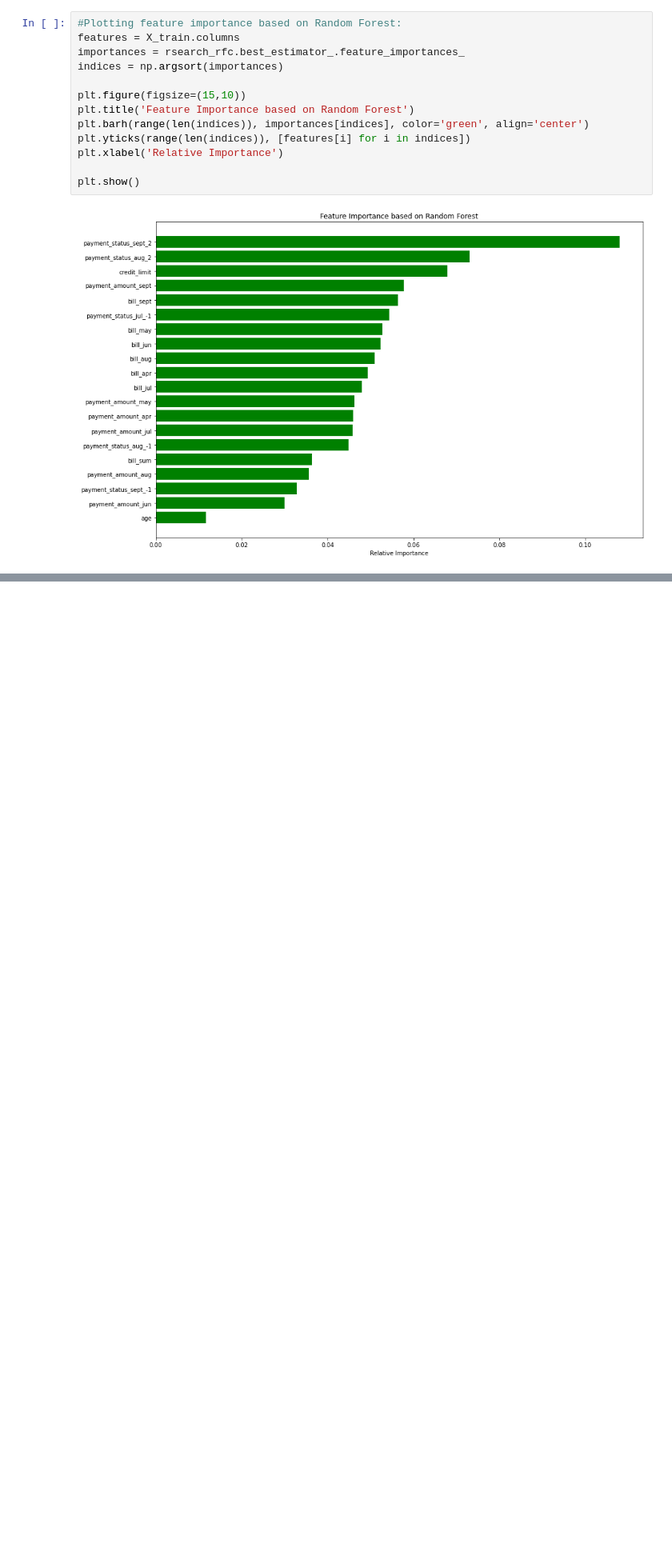
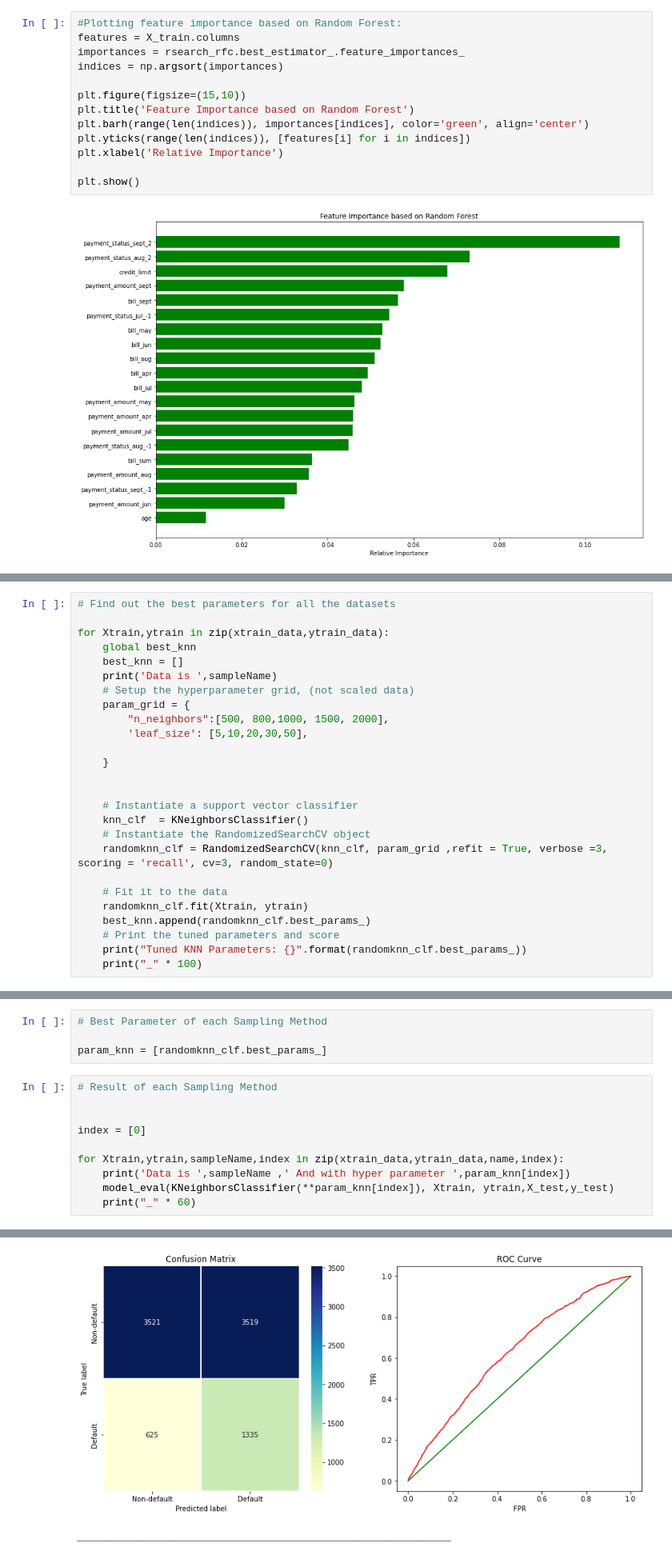
Before and after one commit to kunalmahadik/Credit-Card-Default-Prediction, a Jupyter notebook: Credit_Card_Default_Prediction_Capstone_Project.ipynb, the cells around one changed output, grey strips where cells are left out. Shown at 80% size. Drawn from its saved outputs; the diff is of its cells as text; blank space fills up the shorter version.

```diff
--- a/Credit_Card_Default_Prediction_Capstone_Project.ipynb
+++ b/Credit_Card_Default_Prediction_Capstone_Project.ipynb
@@ -1939,0 +1935,26 @@ scv.fit(X_train, y_train)
+# %%
+# Find out the best parameters for all the datasets
+
+for Xtrain,ytrain in zip(xtrain_data,ytrain_data):
+    global best_knn
+    best_knn = []
+    print('Data is ',sampleName)
+    # Setup the hyperparameter grid, (not scaled data)
+    param_grid = {
+        "n_neighbors":[500, 800,1000, 1500, 2000],
+        'leaf_size': [5,10,20,30,50],
+
+    }
+
+
+    # Instantiate a support vector classifier
+    knn_clf  = KNeighborsClassifier()
+    # Instantiate the RandomizedSearchCV object
+    randomknn_clf = RandomizedSearchCV(knn_clf, param_grid ,refit = True, verbose =3, scoring = 'recall', cv=3, random_state=0)
+
+    # Fit it to the data
+    randomknn_clf.fit(Xtrain, ytrain)
+    best_knn.append(randomknn_clf.best_params_)
+    # Print the tuned parameters and score
+    print("Tuned KNN Parameters: {}".format(randomknn_clf.best_params_))
+    print("_" * 100)
@@ -1939,0 +1979,15 @@ scv.fit(X_train, y_train)
+# %%
+# Best Parameter of each Sampling Method
+
+param_knn = [randomknn_clf.best_params_]
+# %%
+# Result of each Sampling Method
+
+
+index = [0]
+
+for Xtrain,ytrain,sampleName,index in zip(xtrain_data,ytrain_data,name,index):
+    print('Data is ',sampleName ,' And with hyper parameter ',param_knn[index])
+    model_eval(KNeighborsClassifier(**param_knn[index]), Xtrain, ytrain,X_test,y_test)
+    print("_" * 60)
+# %% [output]
@@ -1939,0 +2011,2 @@ scv.fit(X_train, y_train)
+[figure, added]
+____________________________________________________________
```
Also changed, not shown: parts of 12 cells of this notebook.
